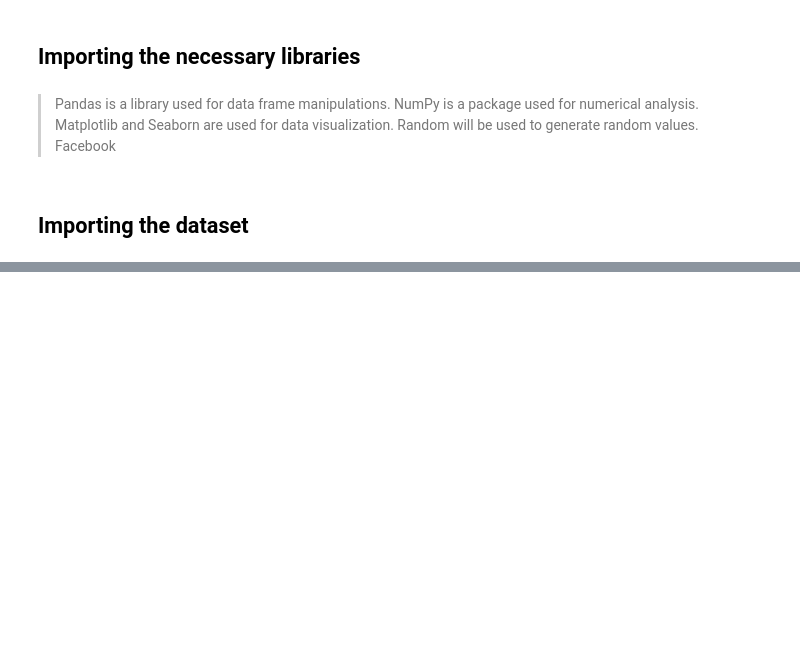
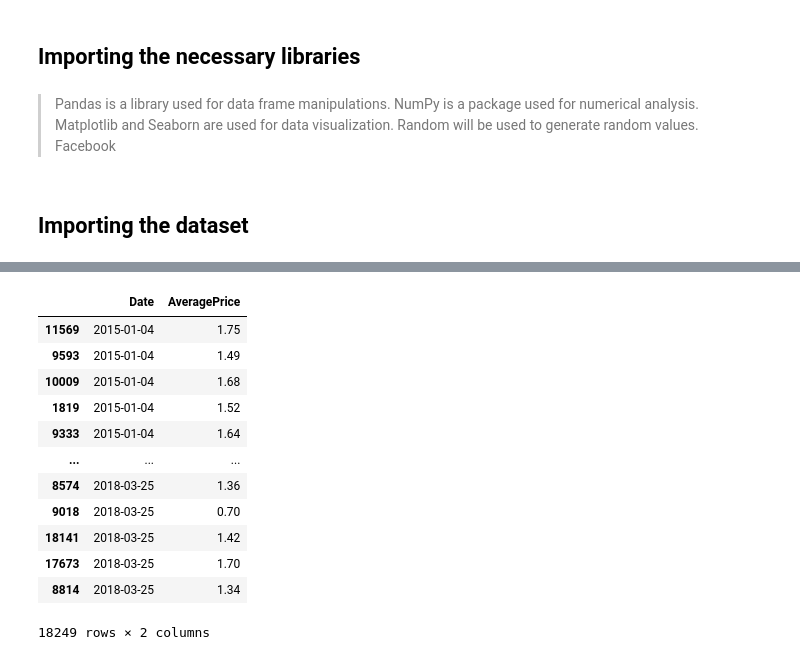
Before and after one commit to redayzarra/ml-avocado-project, a Jupyter notebook: Avocado_Market.ipynb, the cells around one changed output, grey strips where cells are left out. Cells and saved outputs as stored; diff of their text form; code cells hidden in the pictures; blank space fills up the shorter version.

Commit message:
Filtering data and price for time series prediction

```diff
--- a/Avocado_Market.ipynb
+++ b/Avocado_Market.ipynb
@@ -59,0 +60,18 @@ sns.countplot(x = 'year', data = avocado_df)
+# %%
+df_prophet = avocado_df[['Date', 'AveragePrice']]
+# %%
+df_prophet
+# %% [output]
+|  | Date | AveragePrice |
+| 11569 | 2015-01-04 | 1.75 |
+| 9593 | 2015-01-04 | 1.49 |
+| 10009 | 2015-01-04 | 1.68 |
+| 1819 | 2015-01-04 | 1.52 |
+| 9333 | 2015-01-04 | 1.64 |
+| ... | ... | ... |
+| 8574 | 2018-03-25 | 1.36 |
+| 9018 | 2018-03-25 | 0.70 |
+| 18141 | 2018-03-25 | 1.42 |
+| 17673 | 2018-03-25 | 1.70 |
+| 8814 | 2018-03-25 | 1.34 |
+18249 rows × 2 columns
```
Also changed, not shown: parts of 16 cells of this notebook.
